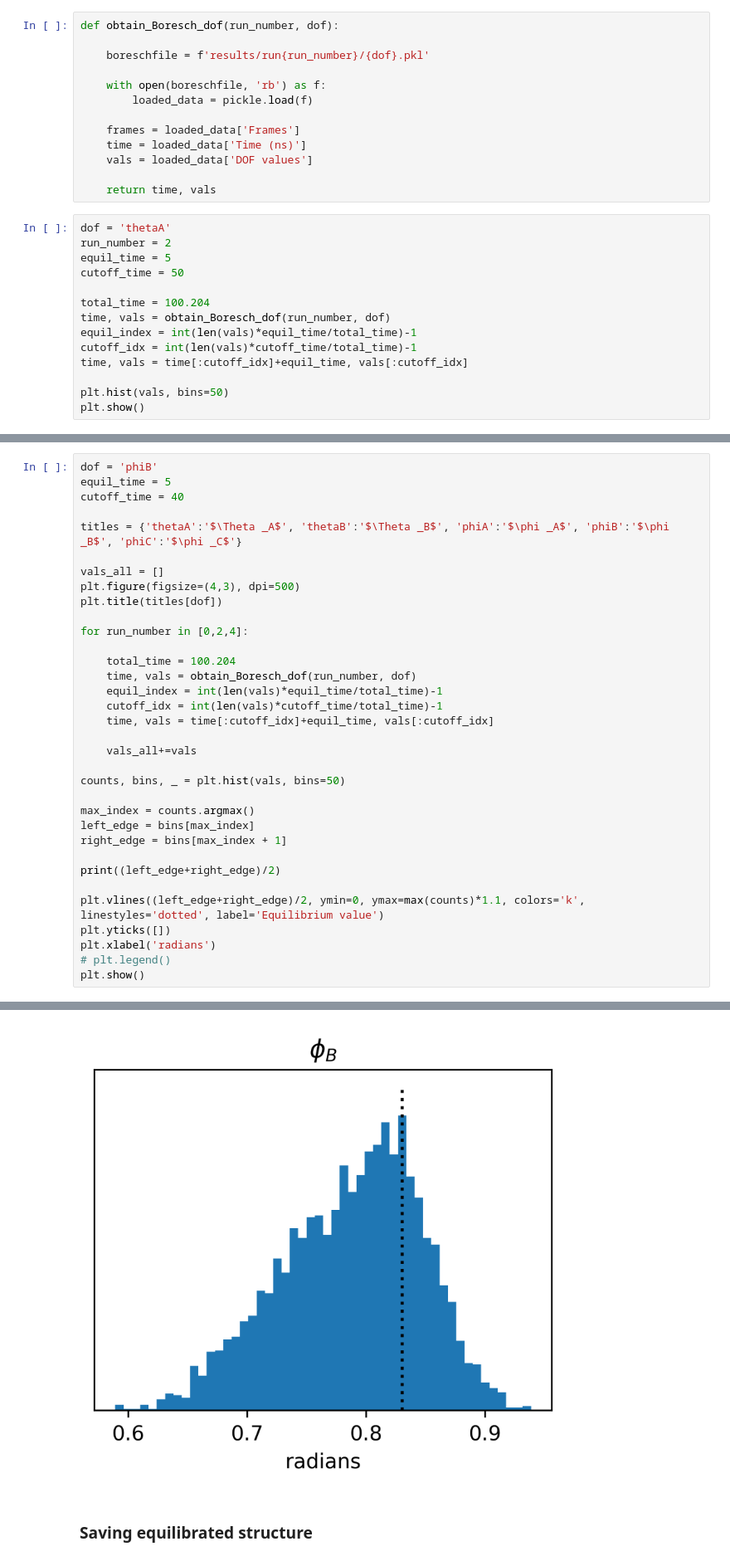
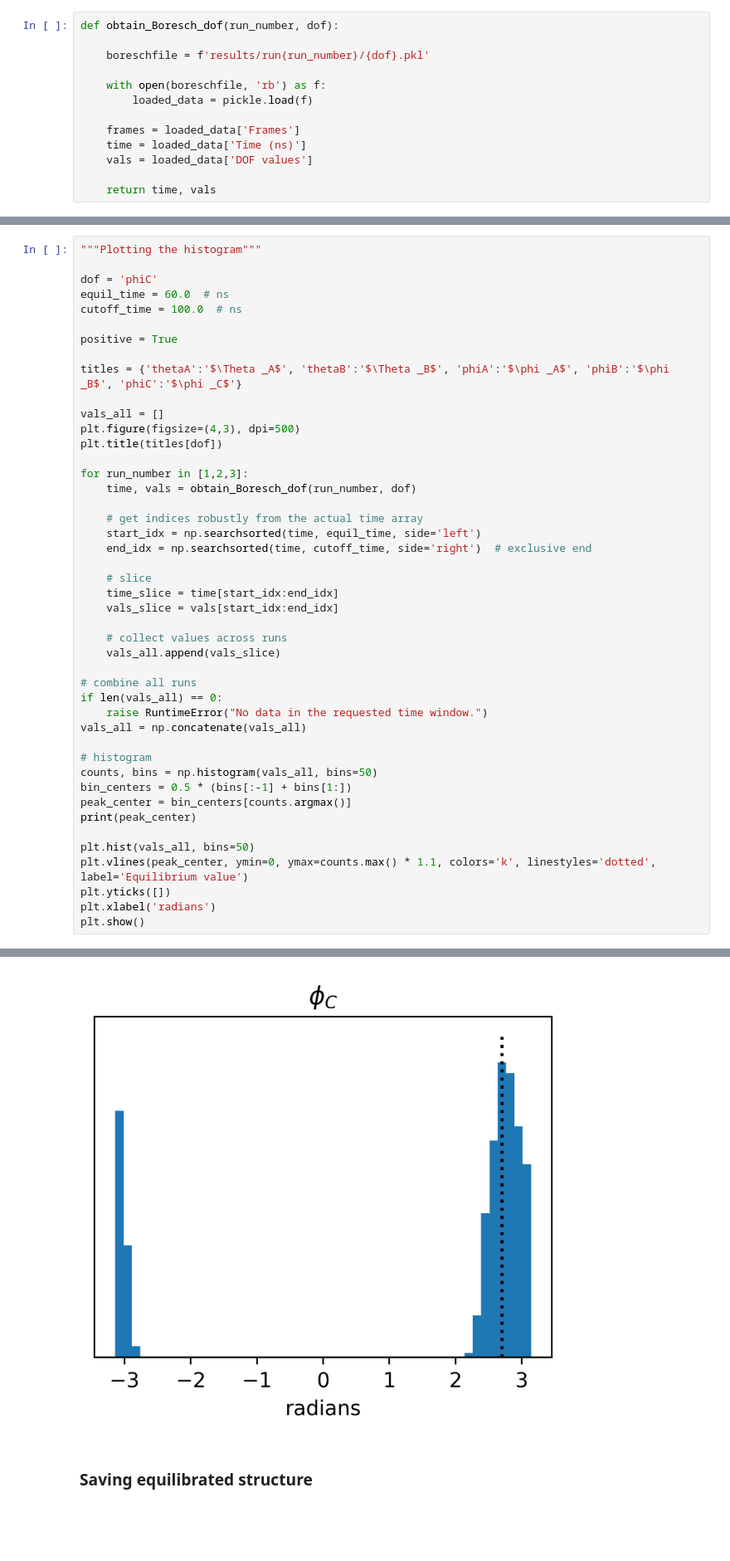
Before and after one commit to BenTanYK/CRBN_CK1a, a Jupyter notebook: Unrestrained_MD/MD_analysis.ipynb, the cells around one changed output, grey strips where cells are left out. Shown: that part at 83% size. Drawn from its saved outputs; the diff is of its cells as text; blank space fills up the shorter version.

```diff
--- a/Unrestrained_MD/MD_analysis.ipynb
+++ b/Unrestrained_MD/MD_analysis.ipynb
@@ -163,17 +312,3 @@ def obtain_Boresch_dof(run_number, dof):
     vals = loaded_data['DOF values']
 
     return time, vals
-# %%
-dof = 'thetaA'
-run_number = 2
-equil_time = 5
-cutoff_time = 50
-
-total_time = 100.204
-time, vals = obtain_Boresch_dof(run_number, dof)
-equil_index = int(len(vals)*equil_time/total_time)-1
-cutoff_idx = int(len(vals)*cutoff_time/total_time)-1
-time, vals = time[:cutoff_idx]+equil_time, vals[:cutoff_idx]
-
-plt.hist(vals, bins=50)
-plt.show()
@@ -182,7 +339,11 @@ plt.show()
 # %%
-dof = 'phiB'
-equil_time = 5
-cutoff_time = 40
+"""Plotting the histogram"""
+
+dof = 'phiC'
+equil_time = 60.0  # ns
+cutoff_time = 100.0  # ns
+
+positive = True
 
 titles = {'thetaA':'$\Theta _A$', 'thetaB':'$\Theta _B$', 'phiA':'$\phi _A$', 'phiB':'$\phi _B$', 'phiC':'$\phi _C$'}
 
@@ -190,27 +351,34 @@ vals_all = []
 plt.figure(figsize=(4,3), dpi=500)
 plt.title(titles[dof])
 
-for run_number in [0,2,4]:
+for run_number in [1,2,3]:
+    time, vals = obtain_Boresch_dof(run_number, dof)
 
-    total_time = 100.204
-    time, vals = obtain_Boresch_dof(run_number, dof)
-    equil_index = int(len(vals)*equil_time/total_time)-1
-    cutoff_idx = int(len(vals)*cutoff_time/total_time)-1
-    time, vals = time[:cutoff_idx]+equil_time, vals[:cutoff_idx]
+    # get indices robustly from the actual time array
+    start_idx = np.searchsorted(time, equil_time, side='left')
+    end_idx = np.searchsorted(time, cutoff_time, side='right')  # exclusive end
 
-    vals_all+=vals
+    # slice
+    time_slice = time[start_idx:end_idx]
+    vals_slice = vals[start_idx:end_idx]
 
-counts, bins, _ = plt.hist(vals, bins=50)
+    # collect values across runs
+    vals_all.append(vals_slice)
 
-max_index = counts.argmax()
-left_edge = bins[max_index]
-right_edge = bins[max_index + 1]
+# combine all runs
+if len(vals_all) == 0:
+    raise RuntimeError("No data in the requested time window.")
+vals_all = np.concatenate(vals_all)
 
-print((left_edge+right_edge)/2)
+# histogram
+counts, bins = np.histogram(vals_all, bins=50)
+bin_centers = 0.5 * (bins[:-1] + bins[1:])
+peak_center = bin_centers[counts.argmax()]
+print(peak_center)
 
-plt.vlines((left_edge+right_edge)/2, ymin=0, ymax=max(counts)*1.1, colors='k', linestyles='dotted', label='Equilibrium value')
+plt.hist(vals_all, bins=50)
+plt.vlines(peak_center, ymin=0, ymax=counts.max() * 1.1, colors='k', linestyles='dotted', label='Equilibrium value')
 plt.yticks([])
 plt.xlabel('radians')
-# plt.legend()
 plt.show()
 # %% [output]
@@ -218,4 +386,4 @@ plt.show()
-[figure, old version]
+[figure, new version]
 # %% [markdown]
 ### Saving equilibrated structure
 # %%
```
Also changed, not shown: parts of 22 cells of this notebook, 52 other files.
